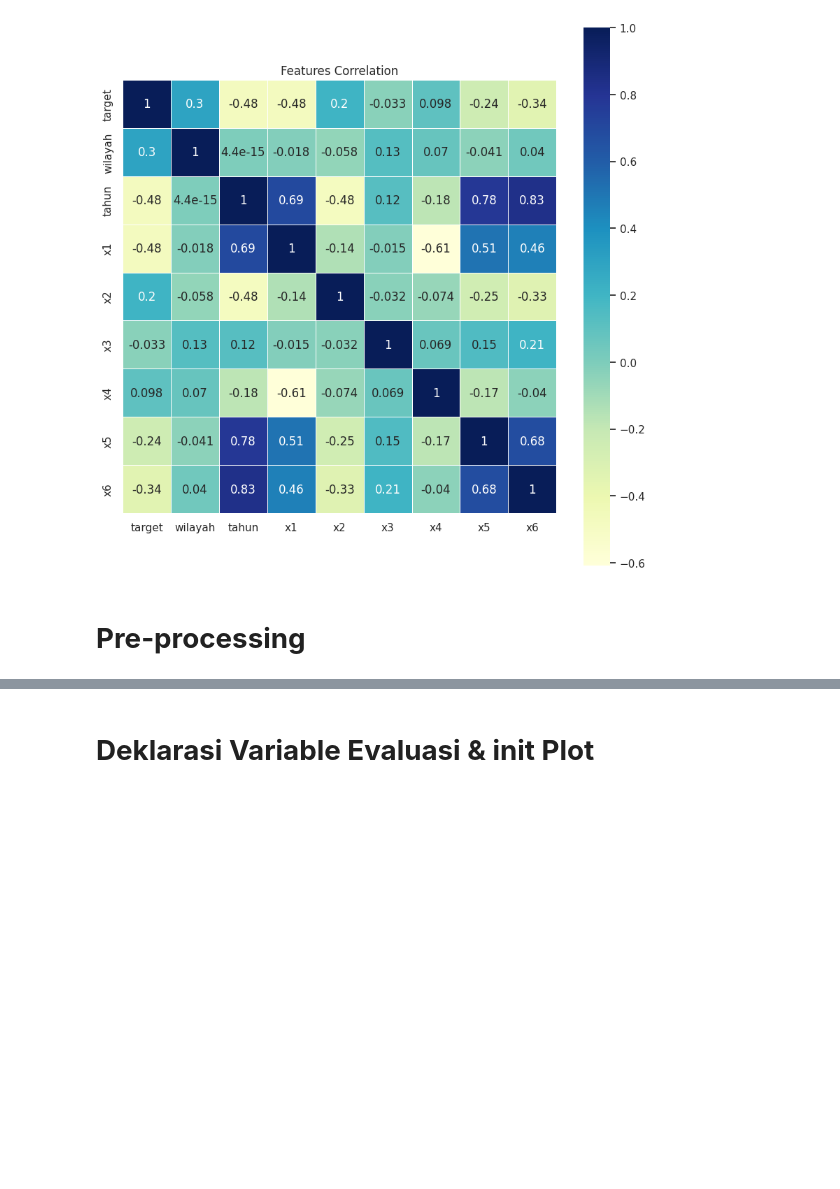
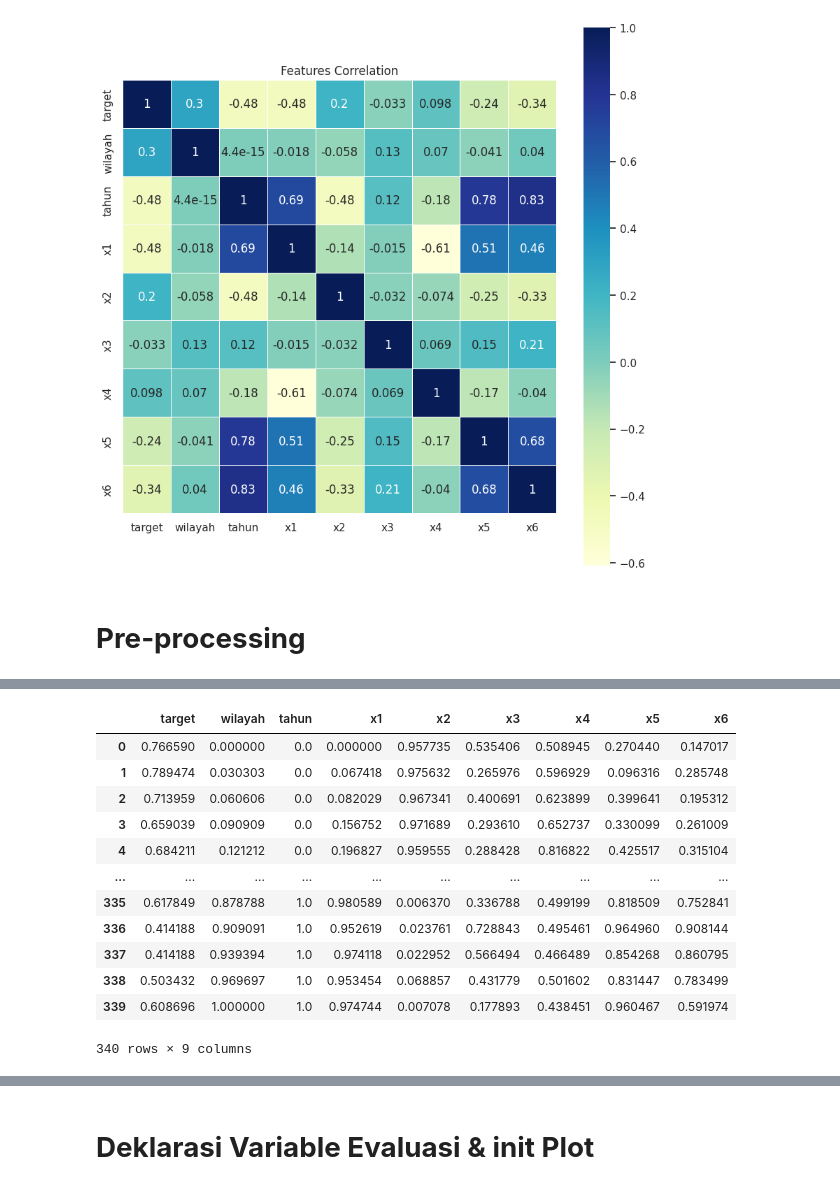
Before and after one commit to habib-roy/google-colab-source-code, a Jupyter notebook: Prediksi_Prevalensi_Stunting_menggunakan_OLS_Regresi.ipynb, the cells around one changed output, grey strips where cells are left out. Cells and saved outputs as stored; diff of their text form; code cells hidden in the pictures; blank space fills up the shorter version.

```diff
--- a/Prediksi_Prevalensi_Stunting_menggunakan_OLS_Regresi.ipynb
+++ b/Prediksi_Prevalensi_Stunting_menggunakan_OLS_Regresi.ipynb
@@ -124,0 +191,17 @@ Text(0.5, 1.0, 'Features Correlation')
+# %%
+# MizMaxScaler DataFrame
+pd.DataFrame(dataTerskalaMM, columns=['target', 'wilayah', 'tahun', 'x1', 'x2', 'x3', 'x4', 'x5', 'x6'])
+# %% [output]
+|  | target | wilayah | tahun | x1 | x2 | x3 | x4 | x5 | x6 |
+| 0 | 0.766590 | 0.000000 | 0.0 | 0.000000 | 0.957735 | 0.535406 | 0.508945 | 0.270440 | 0.147017 |
+| 1 | 0.789474 | 0.030303 | 0.0 | 0.067418 | 0.975632 | 0.265976 | 0.596929 | 0.096316 | 0.285748 |
+| 2 | 0.713959 | 0.060606 | 0.0 | 0.082029 | 0.967341 | 0.400691 | 0.623899 | 0.399641 | 0.195312 |
+| 3 | 0.659039 | 0.090909 | 0.0 | 0.156752 | 0.971689 | 0.293610 | 0.652737 | 0.330099 | 0.261009 |
+| 4 | 0.684211 | 0.121212 | 0.0 | 0.196827 | 0.959555 | 0.288428 | 0.816822 | 0.425517 | 0.315104 |
+| ... | ... | ... | ... | ... | ... | ... | ... | ... | ... |
+| 335 | 0.617849 | 0.878788 | 1.0 | 0.980589 | 0.006370 | 0.336788 | 0.499199 | 0.818509 | 0.752841 |
+| 336 | 0.414188 | 0.909091 | 1.0 | 0.952619 | 0.023761 | 0.728843 | 0.495461 | 0.964960 | 0.908144 |
+| 337 | 0.414188 | 0.939394 | 1.0 | 0.974118 | 0.022952 | 0.566494 | 0.466489 | 0.854268 | 0.860795 |
+| 338 | 0.503432 | 0.969697 | 1.0 | 0.953454 | 0.068857 | 0.431779 | 0.501602 | 0.831447 | 0.783499 |
+| 339 | 0.608696 | 1.000000 | 1.0 | 0.974744 | 0.007078 | 0.177893 | 0.438451 | 0.960467 | 0.591974 |
+340 rows × 9 columns
```
Also changed, not shown: parts of 9 cells of this notebook.
